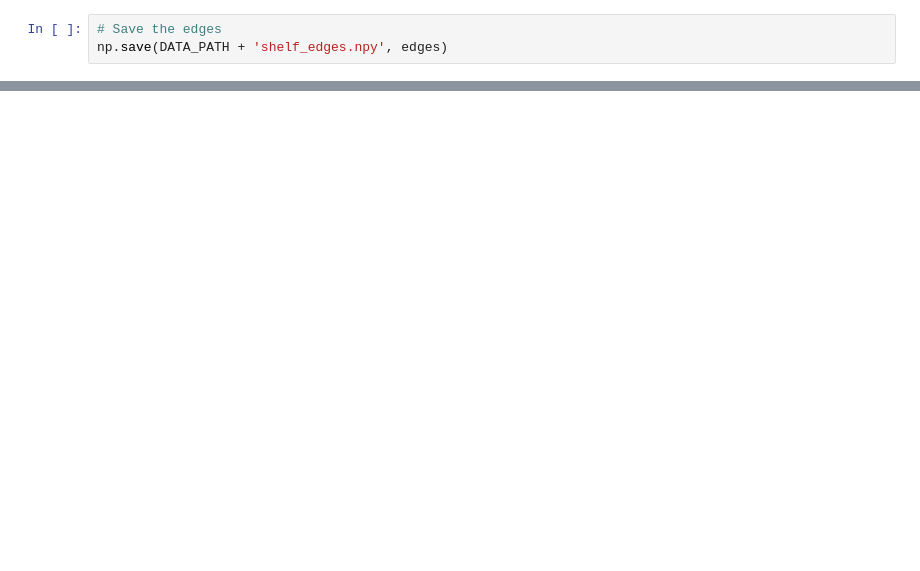
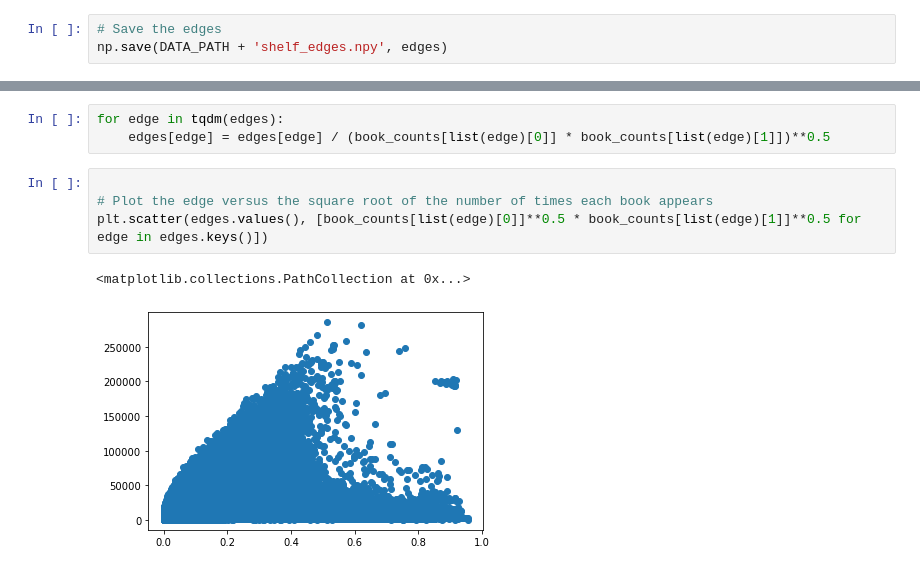
Before and after one commit to davidAlvaBro/comsocsci_final_proj, a Jupyter notebook: Generate network.ipynb, the cells around one changed output, grey strips where cells are left out. Drawn from its saved outputs; the diff is of its cells as text; blank space fills up the shorter version.

```diff
--- a/Generate network.ipynb
+++ b/Generate network.ipynb
@@ -91 +179,11 @@ TypeError: '>' not supported between instances of 'dict_values' and 'int'
+# %%
+for edge in tqdm(edges):
+    edges[edge] = edges[edge] / (book_counts[list(edge)[0]] * book_counts[list(edge)[1]])**0.5
+# %%
+
+# Plot the edge versus the square root of the number of times each book appears
+plt.scatter(edges.values(), [book_counts[list(edge)[0]]**0.5 * book_counts[list(edge)[1]]**0.5 for edge in edges.keys()])
+# %% [output]
+<matplotlib.collections.PathCollection at 0x...>
+[figure, added]
 # %%
```
Also changed, not shown: parts of 29 cells of this notebook, 1 other file.
